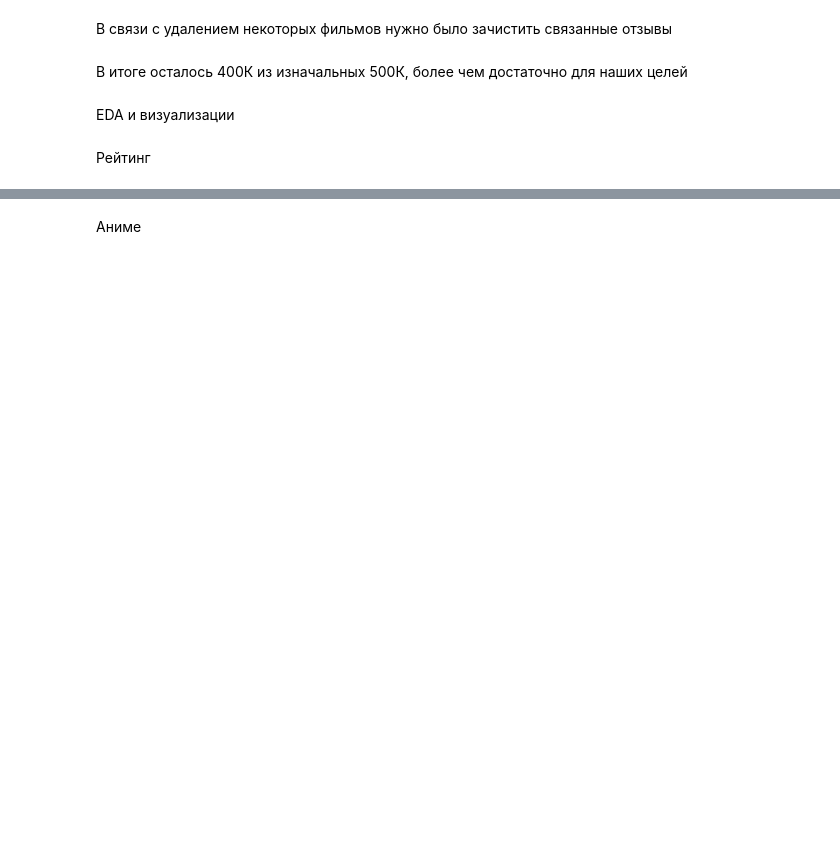
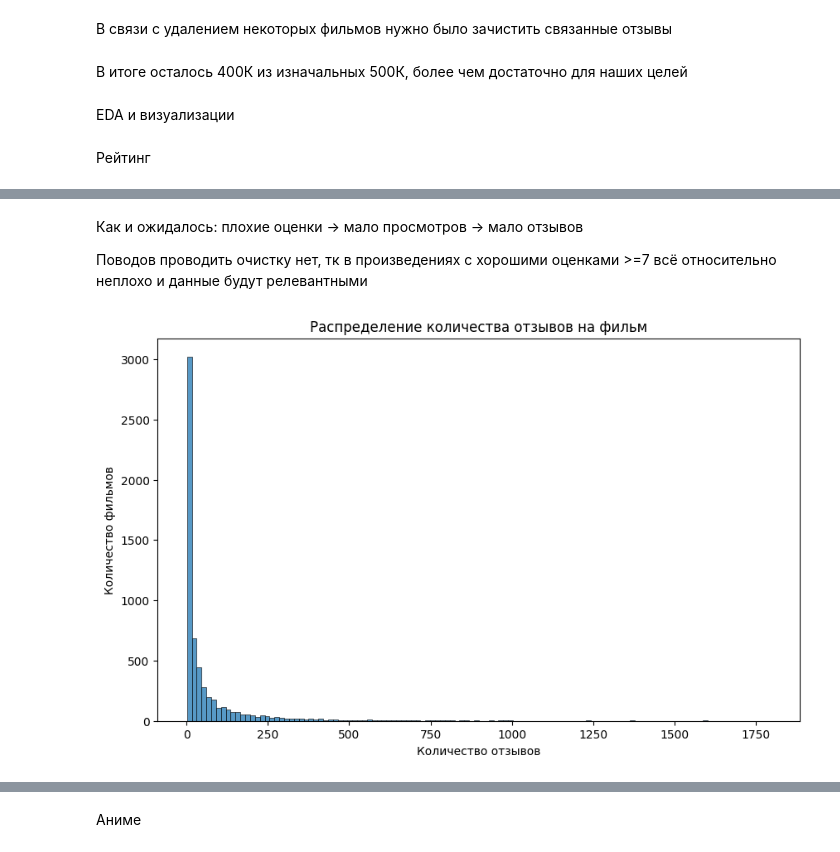
Before and after one commit to DJustProgrammeR/DataAnalasys, a Jupyter notebook: lab2/lab2.ipynb, the cells around one changed output, grey strips where cells are left out. Cells and saved outputs as stored; diff of their text form; code cells hidden in the pictures; blank space fills up the shorter version.

```diff
--- a/lab2/lab2.ipynb
+++ b/lab2/lab2.ipynb
@@ -180,0 +208,13 @@ plt.show()
+# %% [markdown]
+Как и ожидалось: плохие оценки -> мало просмотров -> мало отзывов
+
+Поводов проводить очистку нет, тк в произведениях с хорошими оценками >=7 всё относительно неплохо и данные будут релевантными
+# %%
+plt.figure(figsize=(10, 6))
+sns.histplot(reviews_per_anime, bins=120)
+plt.title('Распределение количества отзывов на фильм')
+plt.xlabel('Количество отзывов')
+plt.ylabel('Количество фильмов')
+plt.show()
+# %% [output]
+[figure, added]
```
Also changed, not shown: parts of 47 cells of this notebook, 6 other files.
